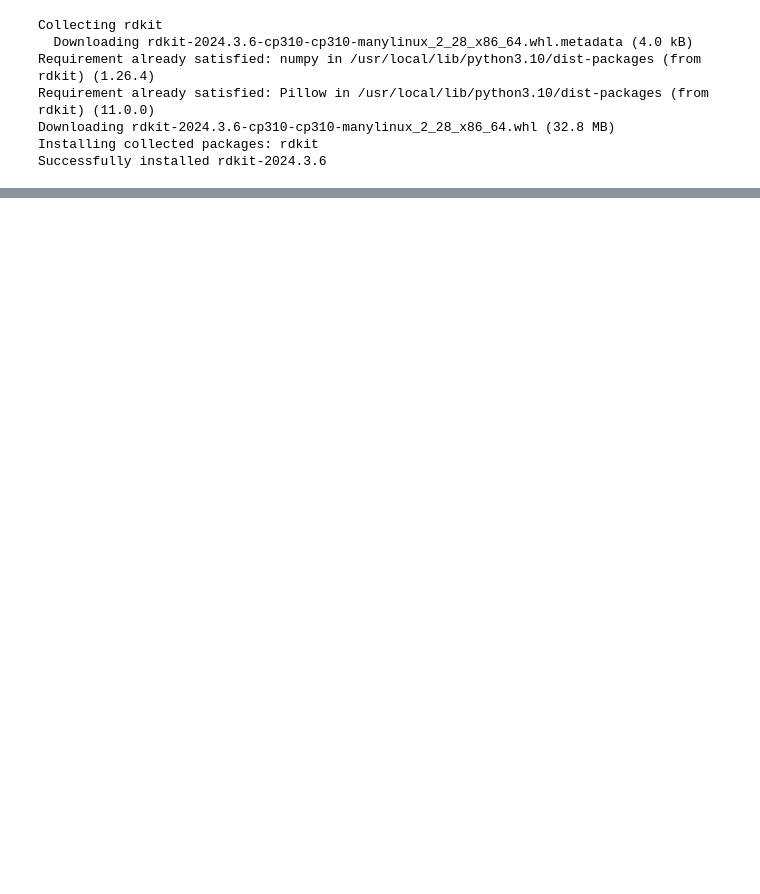
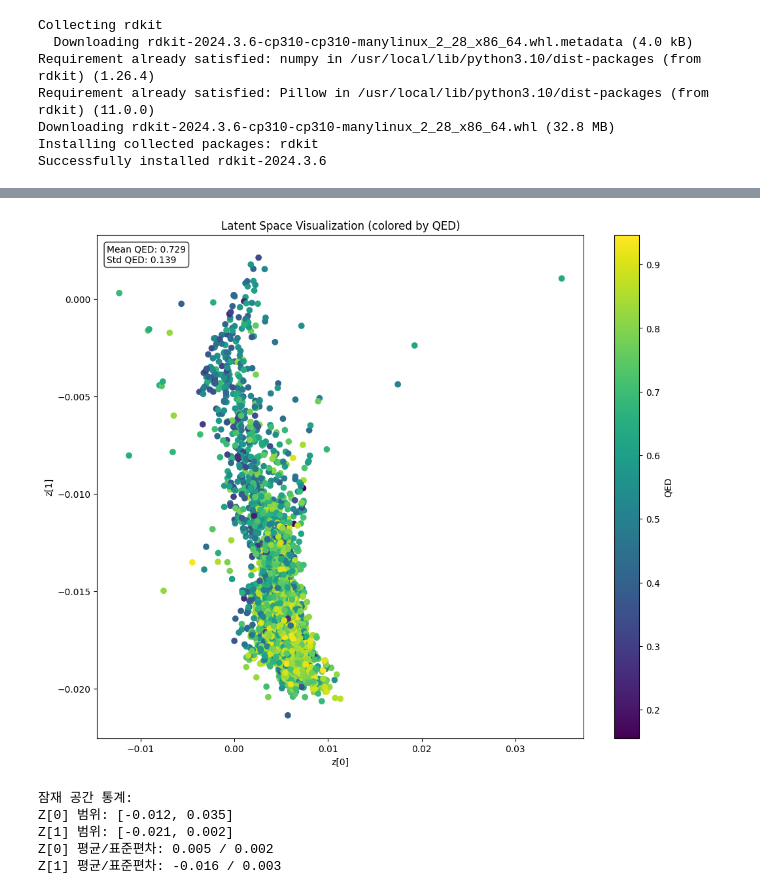
Before and after one commit to fourmodern/toc_tutorial_colab, a Jupyter notebook: teachopencadd/t043_vae.ipynb, the cells around one changed output, grey strips where cells are left out. Cells and saved outputs as stored; diff of their text form; code cells hidden in the pictures; blank space fills up the shorter version.

```diff
--- a/teachopencadd/t043_vae.ipynb
+++ b/teachopencadd/t043_vae.ipynb
@@ -447,0 +652,76 @@ Epoch 5/10, Average Loss: 4.6857
+# %%
+import matplotlib.pyplot as plt
+import torch
+import numpy as np
+
+def plot_latent(model, data, labels, device='cuda'):
+    """잠재 공간 시각화"""
+    model.eval()  # 평가 모드로 설정
+
+    with torch.no_grad():  # 그래디언트 계산 비활성화
+        # 데이터를 텐서로 변환
+        adjacency_tensor = torch.FloatTensor(data[0]).to(device)
+        feature_tensor = torch.FloatTensor(data[1]).to(device)
+
+        # 배치 크기 설정
+        batch_size = 100
+        z_means = []
+
+        # 메모리 효율을 위해 배치 단위로 처리
+        for i in range(0, len(adjacency_tensor), batch_size):
+            batch_adj = adjacency_tensor[i:i+batch_size]
+            batch_feat = feature_tensor[i:i+batch_size]
+
+            # 인코더를 통해 잠재 벡터 생성
+            z_mean, _ = model.encoder(batch_adj, batch_feat)
+            z_means.append(z_mean.cpu().numpy())
+
+    # 결과 합치기
+    z_mean = np.concatenate(z_means, axis=0)
+
+    # 시각화
+    plt.figure(figsize=(12, 10))
+    scatter = plt.scatter(z_mean[:, 0], z_mean[:, 1], c=labels, cmap='viridis')
+    plt.colorbar(scatter, label='QED')
+    plt.xlabel("z[0]")
+    plt.ylabel("z[1]")
+    plt.title("Latent Space Visualization (colored by QED)")
+
+    # 통계 정보 추가
+    plt.text(0.02, 0.98,
+             f'Mean QED: {np.mean(labels):.3f}\n'
+             f'Std QED: {np.std(labels):.3f}',
+             transform=plt.gca().transAxes,
+             verticalalignment='top',
+             bbox=dict(boxstyle='round', facecolor='white', alpha=0.8))
+
+    plt.show()
+
+    # 잠재 공간의 통계 출력
+    print("\n잠재 공간 통계:")
+    print(f"Z[0] 범위: [{z_mean[:, 0].min():.3f}, {z_mean[:, 0].max():.3f}]")
+    print(f"Z[1] 범위: [{z_mean[:, 1].min():.3f}, {z_mean[:, 1].max():.3f}]")
+    print(f"Z[0] 평균/표준편차: {z_mean[:, 0].mean():.3f} / {z_mean[:, 0].std():.3f}")
+    print(f"Z[1] 평균/표준편차: {z_mean[:, 1].mean():.3f} / {z_mean[:, 1].std():.3f}")
+
+# 사용 예시
+def visualize_latent_space(model, dataset, device='cuda'):
+    """데이터셋의 잠재 공간 시각화"""
+    # 데이터 준비
+    adjacency_tensor = dataset.adjacency_tensor[:8000]
+    feature_tensor = dataset.feature_tensor[:8000]
+    qed_tensor = dataset.qed_tensor[:8000].numpy()
+
+    # 잠재 공간 시각화
+    plot_latent(model,
+               [adjacency_tensor, feature_tensor],
+               qed_tensor,
+               device)
+visualize_latent_space(model, dataset, device)
+# %% [output]
+[figure, added]
+잠재 공간 통계:
+Z[0] 범위: [-0.012, 0.035]
+Z[1] 범위: [-0.021, 0.002]
+Z[0] 평균/표준편차: 0.005 / 0.002
+Z[1] 평균/표준편차: -0.016 / 0.003
```
Also changed, not shown: parts of 6 cells of this notebook.
